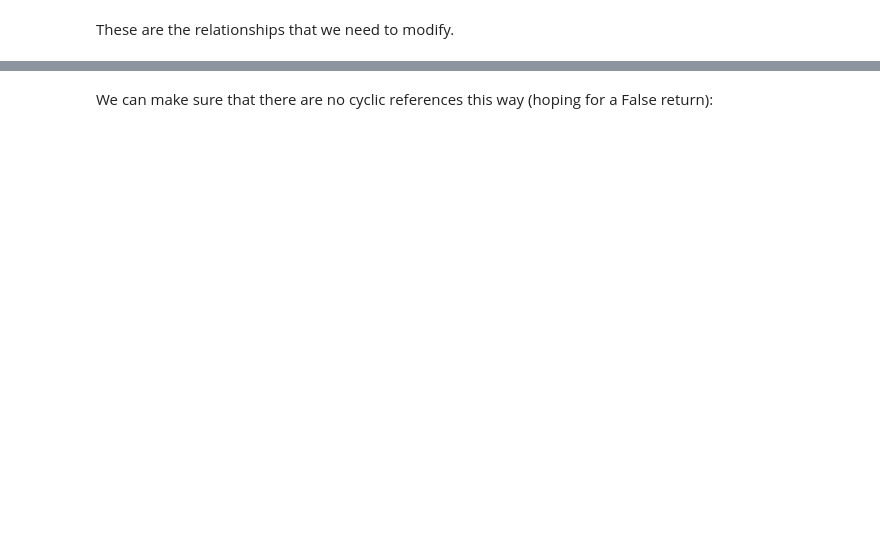
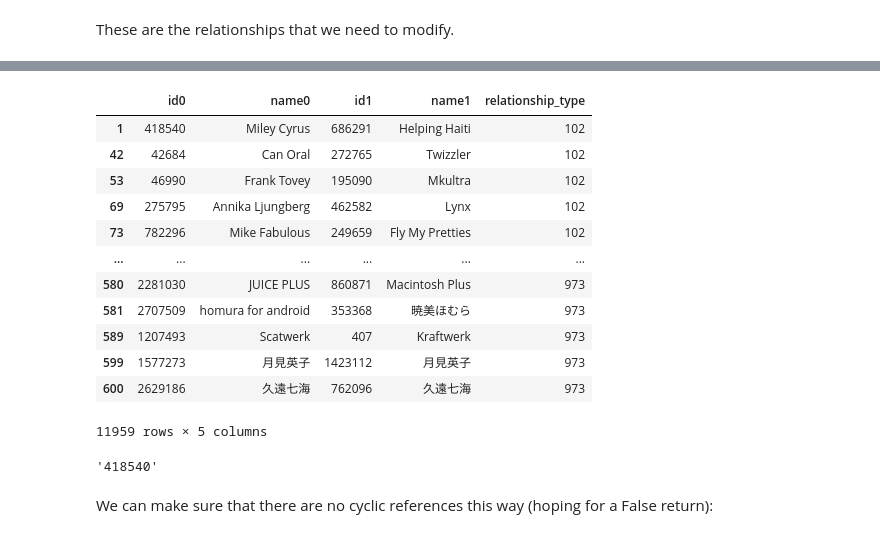
Before and after one commit to aleferu/musicbrainz, a Jupyter notebook: mb_extraction/artist_artist.ipynb, the cells around one changed output, grey strips where cells are left out. Cells and saved outputs as stored; diff of their text form; code cells hidden in the pictures; blank space fills up the shorter version.

```diff
--- a/mb_extraction/artist_artist.ipynb
+++ b/mb_extraction/artist_artist.ipynb
@@ -379,9 +471,25 @@ filtered_relationships
 # %%
-filtered_relationships.loc[mask, ["id0", "id1"]] = filtered_relationships.loc[mask, ["id0", "id1"]].map(changes_dict)
+filtered_relationships.loc[mask, ["id0", "id1"]] = filtered_relationships.loc[mask, ["id0", "id1"]].replace(changes_dict)
 
 filtered_relationships.loc[mask]
+# %% [output]
+|  | id0 | name0 | id1 | name1 | relationship_type |
+| 1 | 418540 | Miley Cyrus | 686291 | Helping Haiti | 102 |
+| 42 | 42684 | Can Oral | 272765 | Twizzler | 102 |
+| 53 | 46990 | Frank Tovey | 195090 | Mkultra | 102 |
+| 69 | 275795 | Annika Ljungberg | 462582 | Lynx | 102 |
+| 73 | 782296 | Mike Fabulous | 249659 | Fly My Pretties | 102 |
+| ... | ... | ... | ... | ... | ... |
+| 580 | 2281030 | JUICE PLUS | 860871 | Macintosh Plus | 973 |
+| 581 | 2707509 | homura for android | 353368 | 暁美ほむら | 973 |
+| 589 | 1207493 | Scatwerk | 407 | Kraftwerk | 973 |
+| 599 | 1577273 | 月見英子 | 1423112 | 月見英子 | 973 |
+| 600 | 2629186 | 久遠七海 | 762096 | 久遠七海 | 973 |
+11959 rows × 5 columns
 # %%
-changes_dict["426487"]
+changes_dict["359330"]
+# %% [output]
+'418540'
 # %% [markdown]
 We can make sure that there are no cyclic references this way (hoping for a False return):
 # %%
```
Also changed, not shown: parts of 38 cells of this notebook.
